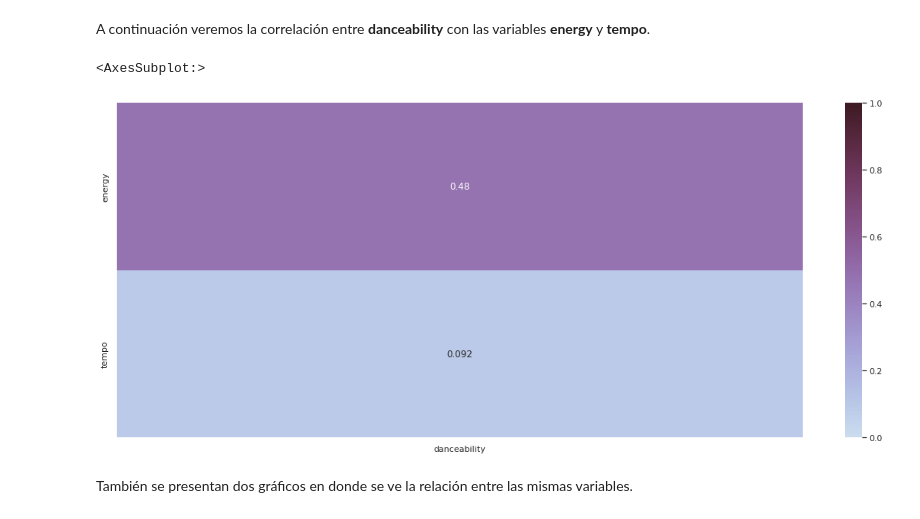
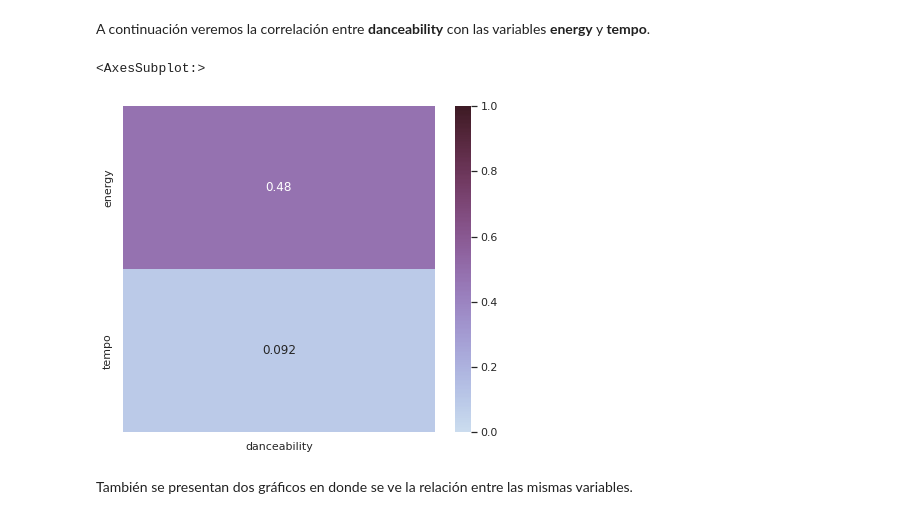
Before and after one commit to 1gnacio/orgadatos-kaggle-tp1, a Jupyter notebook: notebook707f668b56.ipynb, the cells around one changed output. Saved outputs shown, nothing was run; the diff lists cells and outputs as text; code cells hidden in the pictures.

```diff
--- a/notebook707f668b56.ipynb
+++ b/notebook707f668b56.ipynb
@@ -711,10 +711,11 @@ Con la ayuda del boxplot se puede categorizar a los géneros en bailable, median
 A continuación veremos la correlación entre **danceability** con las variables **energy** y **tempo**.
 # %%
 corr = data_spotify.corr()[['danceability']].loc[['energy', 'tempo']]
+sns.set(rc = {'figure.figsize':(7,6)})
 sns.heatmap(corr, vmin=0, vmax=1, annot=True, cmap=sns.color_palette("ch:start=1,rot=-.50", as_cmap=True))
 # %% [output]
 <AxesSubplot:>
-[figure, old version]
+[figure, new version]
 # %% [markdown]
 También se presentan dos gráficos en donde se ve la relación entre las mismas variables.
 # %%
```
Also changed, not shown: parts of 2 cells of this notebook.
